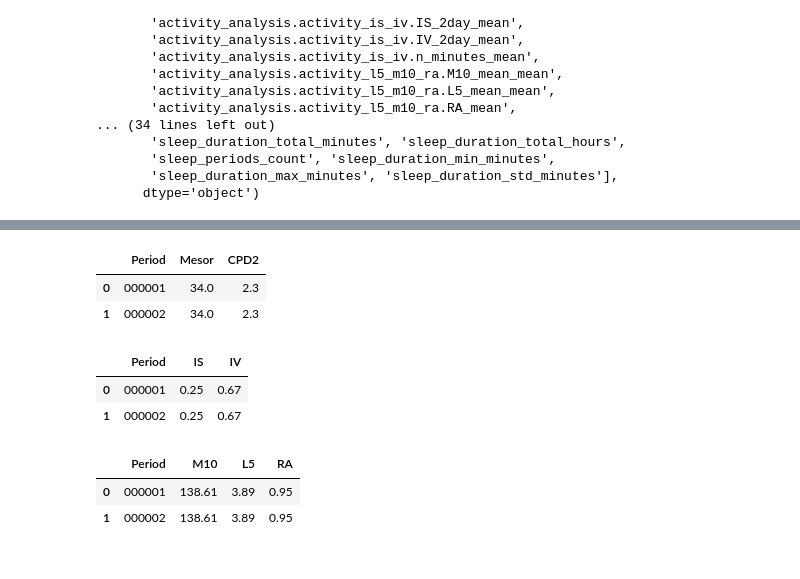
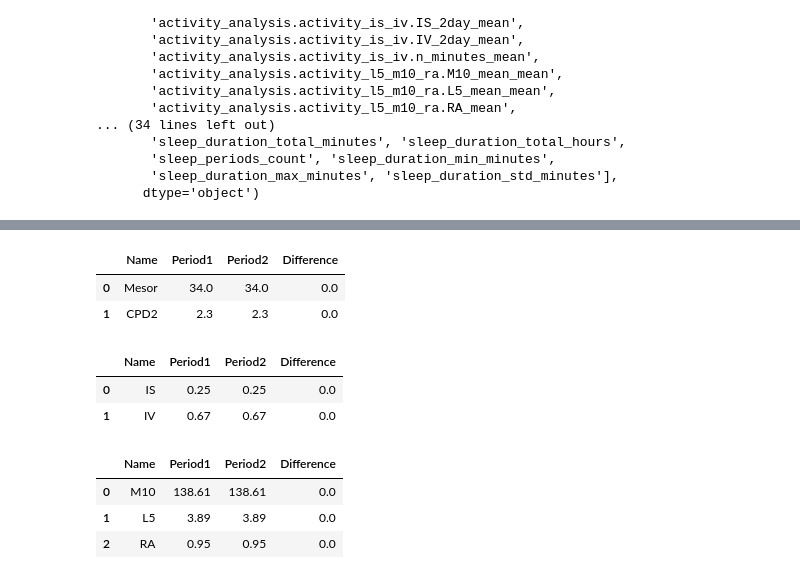
Before and after one commit to arahjou/APP_CIRCADIAN_MEDICINE, a Jupyter notebook: database_analysis.ipynb, the cells around one changed output, grey strips where cells are left out. Saved outputs shown, nothing was run; the diff lists cells and outputs as text; code cells hidden in the pictures.

```diff
--- a/database_analysis.ipynb
+++ b/database_analysis.ipynb
@@ -2537,11 +2621,29 @@ table_5.rename(columns={
 }, inplace=True)
 # round to 2 decimal places
 table_5 = table_5.round({'Mesor': 2, 'CPD2': 2})
-table_4.head()
+
+# pivot table into new format
+table_new_5 = pd.DataFrame({
+    "Name": ["Mesor", "CPD2"],
+    "Period1": [
+        table_5.loc[0, "Mesor"],      # Use the new column name
+        table_5.loc[0, "CPD2"]
+    ],
+    "Period2": [
+        table_5.loc[1, "Mesor"],      # Use the new column name
+        table_5.loc[1, "CPD2"]
+    ]
+})
+
+# calculate difference
+table_new_5["Difference"] = table_new_5["Period2"] - table_new_5["Period1"]
+table_5 = table_new_5.copy()
+# Display the tables
+table_5.head(10)
 # %% [output]
-|  | Period | Mesor | CPD2 |
-| 0 | 000001 | 34.0 | 2.3 |
-| 1 | 000002 | 34.0 | 2.3 |
+|  | Name | Period1 | Period2 | Difference |
+| 0 | Mesor | 34.0 | 34.0 | 0.0 |
+| 1 | CPD2 | 2.3 | 2.3 | 0.0 |
 # %%
 table_6 = df_combined[['id',
        'light_analysis.light_is_iv.IS_2day_mean',
@@ -2554,28 +2656,67 @@ table_6.rename(columns={
 # round to 2 decimal places
 table_6 = table_6.round({'IS': 2, 'IV': 2, 'M10': 2, 'L5': 2, 'RA': 2})
 table_6.head()
+# pivot table into new format
+table_new_6 = pd.DataFrame({
+    "Name": ["IS", "IV"],
+    "Period1": [
+        table_6.loc[0, "IS"],      # Use the new column name
+        table_6.loc[0, "IV"]
+    ],
+    "Period2": [
+        table_6.loc[1, "IS"],      # Use the new column name
+        table_6.loc[1, "IV"]
+    ]
+})
+
+# calculate difference
+table_new_6["Difference"] = table_new_6["Period2"] - table_new_6["Period1"]
+table_6 = table_new_6.copy()
+# Display the tables
+table_6.head(10)
 # %% [output]
-|  | Period | IS | IV |
-| 0 | 000001 | 0.25 | 0.67 |
-| 1 | 000002 | 0.25 | 0.67 |
+|  | Name | Period1 | Period2 | Difference |
+| 0 | IS | 0.25 | 0.25 | 0.0 |
+| 1 | IV | 0.67 | 0.67 | 0.0 |
 # %%
 table_7 = df_combined[['id',
        'light_analysis.light_l5_m10_ra.M10_mean_mean',
          'light_analysis.light_l5_m10_ra.L5_mean_mean',
        'light_analysis.light_l5_m10_ra.RA_mean']].copy()
 table_7.rename(columns={
     'id': 'Period',
     'light_analysis.light_l5_m10_ra.M10_mean_mean': 'M10',
     'light_analysis.light_l5_m10_ra.L5_mean_mean': 'L5',
     'light_analysis.light_l5_m10_ra.RA_mean': 'RA'
 }, inplace=True)
 # round to 2 decimal places
 table_7 = table_7.round({'IS': 2, 'IV': 2, 'M10': 2, 'L5': 2, 'RA': 2})
 table_7.head()
+# pivot table into new format
+table_new_7 = pd.DataFrame({
+    "Name": ["M10", "L5", "RA"],
+    "Period1": [
+        table_7.loc[0, "M10"],      # Use the new column name
+        table_7.loc[0, "L5"],
+        table_7.loc[0, "RA"]
+    ],
+    "Period2": [
+        table_7.loc[1, "M10"],      # Use the new column name
+        table_7.loc[1, "L5"],
+        table_7.loc[1, "RA"]
+    ]
+})
+
+# calculate difference
+table_new_7["Difference"] = table_new_7["Period2"] - table_new_7["Period1"]
+table_7 = table_new_7.copy()
+# Display the tables
+table_7.head(10)
 # %% [output]
-|  | Period | M10 | L5 | RA |
-| 0 | 000001 | 138.61 | 3.89 | 0.95 |
-| 1 | 000002 | 138.61 | 3.89 | 0.95 |
+|  | Name | Period1 | Period2 | Difference |
+| 0 | M10 | 138.61 | 138.61 | 0.0 |
+| 1 | L5 | 3.89 | 3.89 | 0.0 |
+| 2 | RA | 0.95 | 0.95 | 0.0 |
 # %%
 table_8 = df_combined[['id',
                        'light_analysis.light_cosinor.mesor_mean',
```
Also changed, not shown: parts of 5 cells of this notebook, 2 other files.
